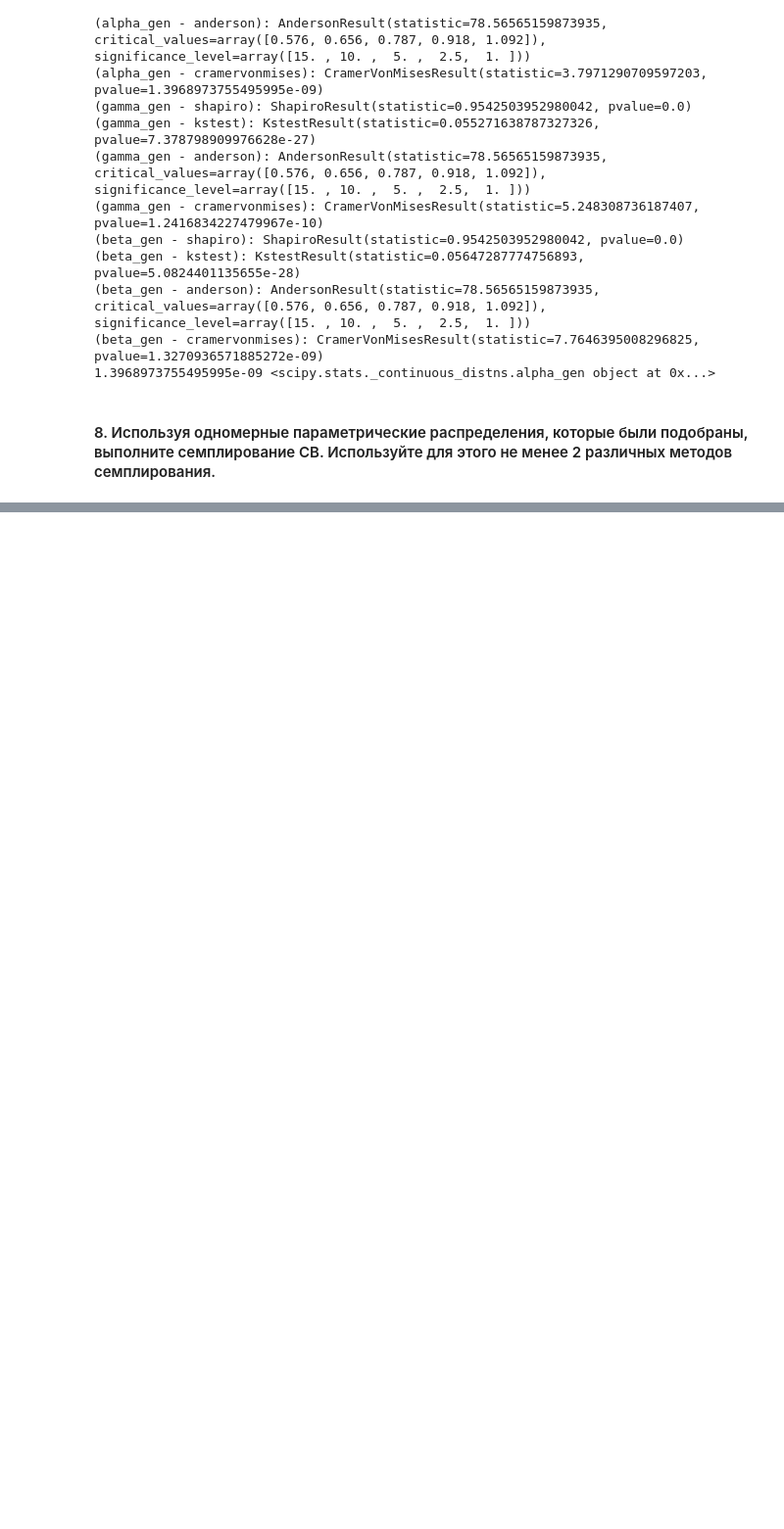
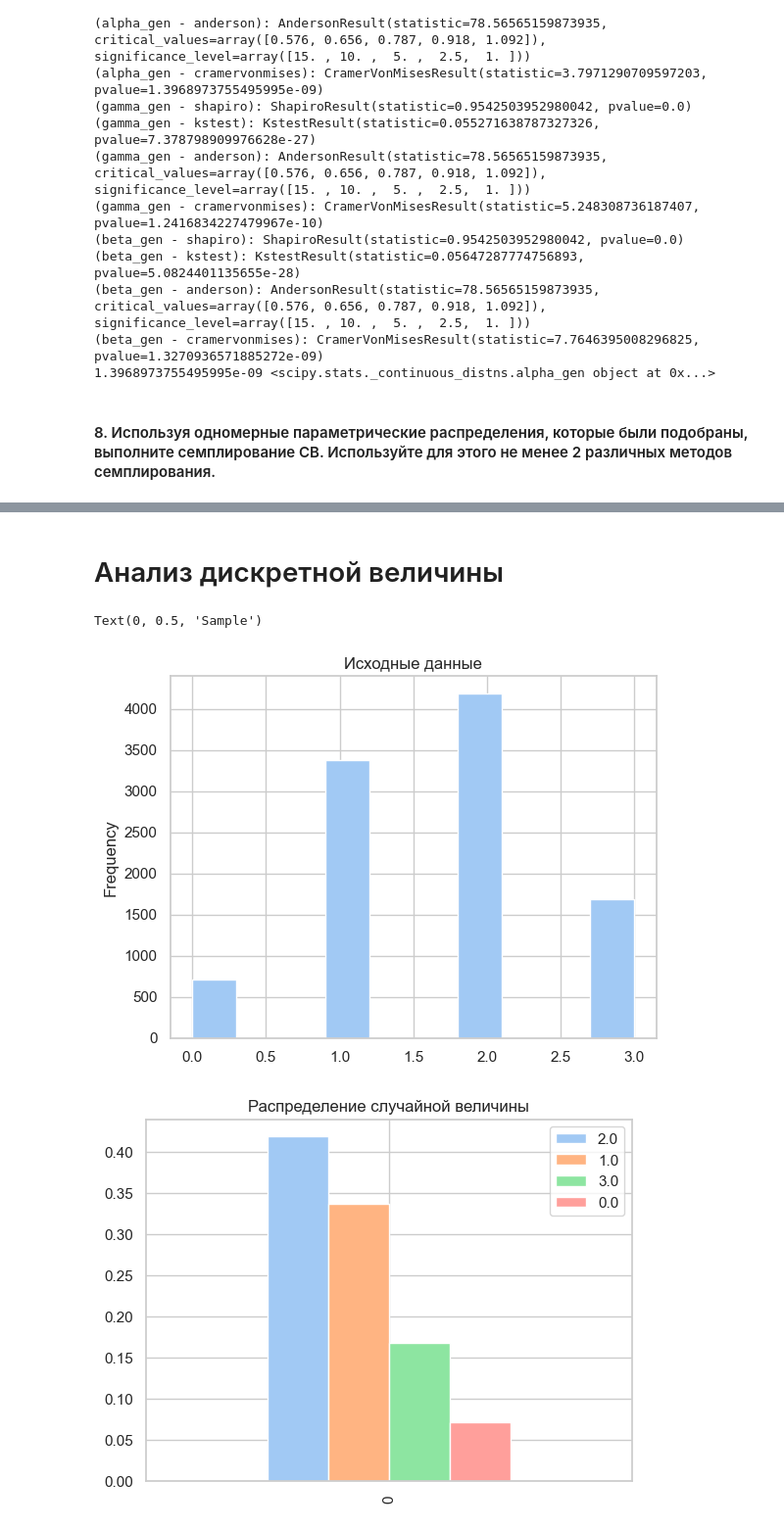
Before and after one commit to AnatolyPershinov/MFML_labs, a Jupyter notebook: lr1/salary/salary.ipynb, the cells around one changed output, grey strips where cells are left out. Shown at 98% size. Cells and saved outputs as stored; diff of their text form; code cells hidden in the pictures; blank space fills up the shorter version.

```diff
--- a/lr1/salary/salary.ipynb
+++ b/lr1/salary/salary.ipynb
@@ -621,0 +538,69 @@ Text(0, 0.5, 'Sample')
+# %% [markdown]
+# Анализ дискретной величины
+# %%
+import random
+
+
+def get_distribution(data):
+    """Нахождение распределения дискретной величины"""
+    unique_values = data.unique()[:-1]
+    pdf = {}
+
+    for u in unique_values:
+
+        pdf[u] = [len(data.loc[source_df["education_level"] == u])/len(data)]
+
+    return pdf
+
+
+def sampling(data):
+    """Семлпирование дискретной величины"""
+    dstr = get_distribution(source_df.education_level)
+    dist = [v[0] for v in dstr.values()]
+    vals = [k for k in dstr.keys()]
+    # print(vals, dist)
+    N = 20000
+    sample = []
+    for i in range(N):
+        rindex = 0
+        random.seed()
+        lbound = 0
+        ubound = 0
+        rand = random.random()
+        for interval in range(len(dist)):
+            ubound += dist[interval]
+            if lbound <= rand < ubound:
+                rindex = interval
+                break
+            else:
+                lbound = ubound
+        sample.append(vals[rindex])
+    return sample
+
+
+source_df.education_level.plot(kind="hist", title="Исходные данные")
+new_data = sampling(source_df.education_level)
+d = pd.DataFrame(new_data)
+distr = pd.DataFrame(get_distribution(source_df.education_level))
+distr.plot(kind="bar", title="Распределение случайной величины")
+d.plot(kind="hist", title="Сэмплированные данные")
+
+percs = np.linspace(0, 100, len(source_df.education_level))
+qn_first = np.percentile(distr, percs)
+qn_second = np.percentile(d[0], percs)
+
+plt.figure(figsize=(12, 12))
+
+min_qn = np.min([qn_first.min(), qn_second.min()])
+max_qn = np.max([qn_first.max(), qn_second.max()])
+x = np.linspace(min_qn, max_qn)
+
+plt.plot(qn_first, qn_second, ls="", marker="o", markersize=6)
+plt.plot(x, x, color="k", ls="--")
+
+plt.xlabel(u'Real')
+plt.ylabel(u'Sample')
+# %% [output]
+Text(0, 0.5, 'Sample')
+[figure, added]
+[figure, added]
```
Also changed, not shown: parts of 19 cells of this notebook, 3 other files.
